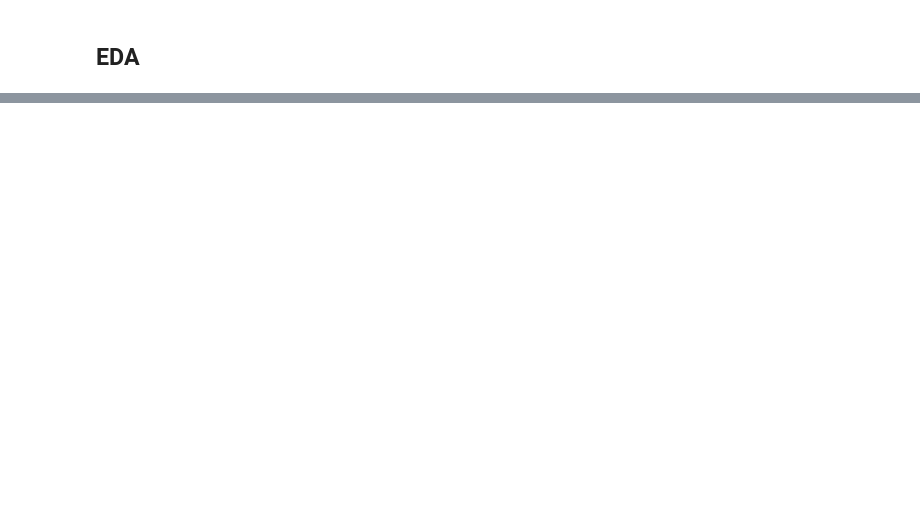
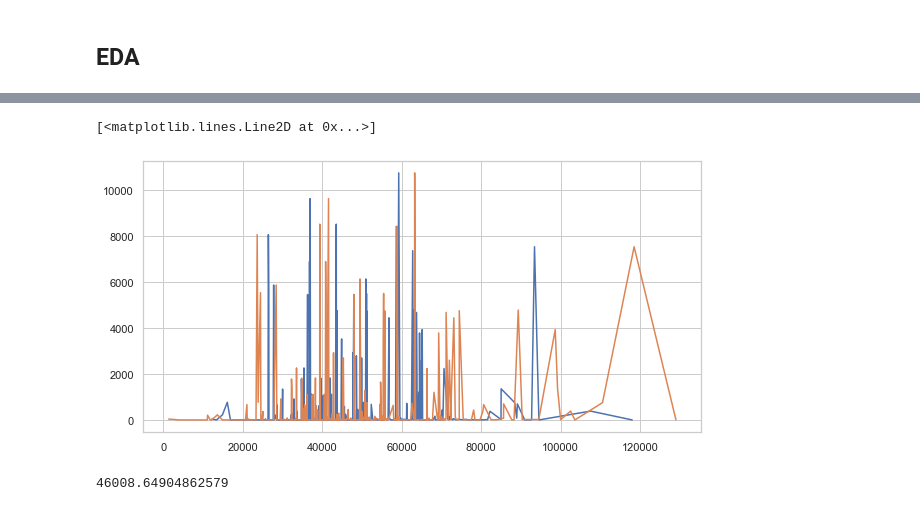
Before and after one commit to snme/DS4A, a Jupyter notebook: NFIP Cleaning and EDA.ipynb, the cells around one changed output, grey strips where cells are left out. Drawn from its saved outputs; the diff is of its cells as text; code cells hidden in the pictures; blank space fills up the shorter version.

```diff
--- a/NFIP Cleaning and EDA.ipynb
+++ b/NFIP Cleaning and EDA.ipynb
@@ -241,0 +202,11 @@ counts.to_csv('LA_NFIP_claims_counts.csv')
+# %%
+merged = pd.read_csv('merged_socioeconomic_katrina_data.csv')
+merged = merged.drop(columns=[merged.columns[0], merged.columns[1]])
+# %%
+#to make float
+floats = ['IncomeBucket1', 'IncomeBucket2', 'IncomeBucket3', 'IncomeBucket4', 'IncomeBucket5',
+       'IncomeBucket6', 'IncomeBucket7', 'IncomeBucket8', 'IncomeBucket9',
+       'MedianHHIncome', 'MeanHHIncome']
+for col in floats:
+    print(col)
+    merged[col] = merged[col].apply(lambda x: float(x) if x != '-' and x != 'N' else None)
@@ -241,0 +225,13 @@ counts.to_csv('LA_NFIP_claims_counts.csv')
+# %%
+plt.figure(figsize=(10, 5))
+by_median = merged.sort_values(by='MedianHHIncome')
+by_mean = merged.sort_values(by='MeanHHIncome')
+plt.plot(by_median['MedianHHIncome'], by_median['count'])
+plt.plot(by_mean['MeanHHIncome'] - (61784.726000000002 - 46008.64904862579), by_mean['count'])
+# %% [output]
+[<matplotlib.lines.Line2D at 0x...>]
+[figure, added]
+# %%
+by_median['MedianHHIncome'].sum()/by_median['MedianHHIncome'].count()
+# %% [output]
+46008.64904862579
```
Also changed, not shown: parts of 38 cells of this notebook, 4 other files.
